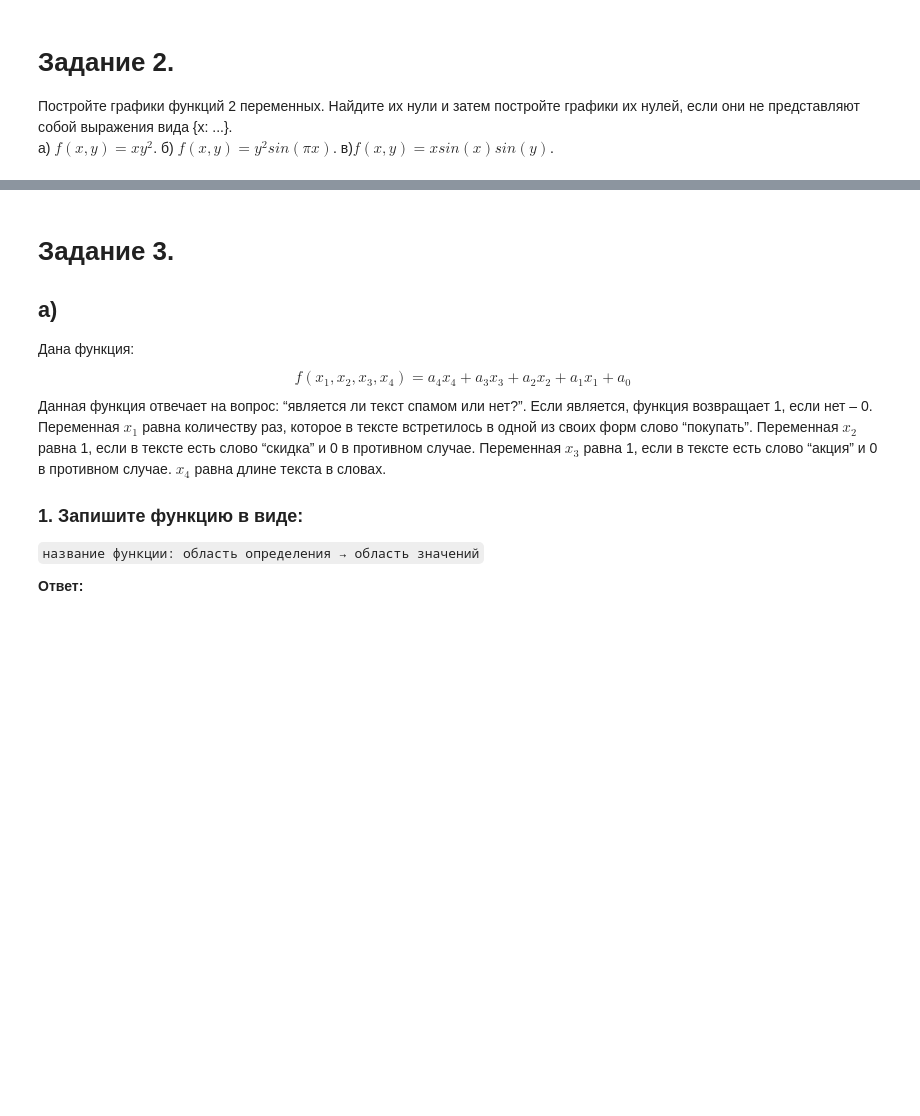
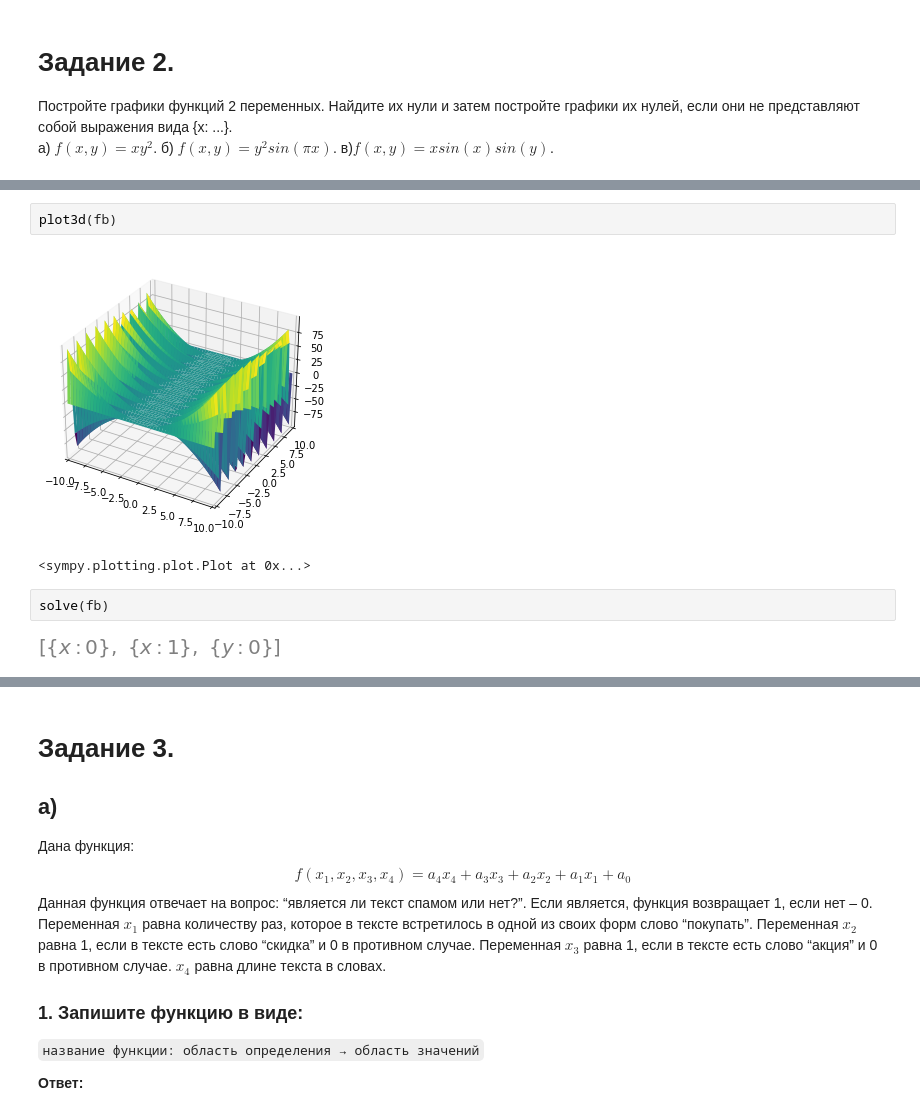
Before and after one commit to as4me/skillbox, a Jupyter notebook: mathematical-analysis/7/Функции_нескольких_переменных,_их_свойства_и_графики_Домашнее_задание.ipynb, the cells around one changed output, grey strips where cells are left out. Drawn from its saved outputs; the diff is of its cells as text; blank space fills up the shorter version.

```diff
--- a/mathematical-analysis/7/Функции_нескольких_переменных,_их_свойства_и_графики_Домашнее_задание.ipynb
+++ b/mathematical-analysis/7/Функции_нескольких_переменных,_их_свойства_и_графики_Домашнее_задание.ipynb
@@ -83,0 +98,9 @@ f2
+# %%
+plot3d(fb)
+# %% [output]
+[figure, added]
+<sympy.plotting.plot.Plot at 0x...>
+# %%
+solve(fb)
+# %% [output]
+[figure, added]
```
Also changed, not shown: parts of 6 cells of this notebook.
